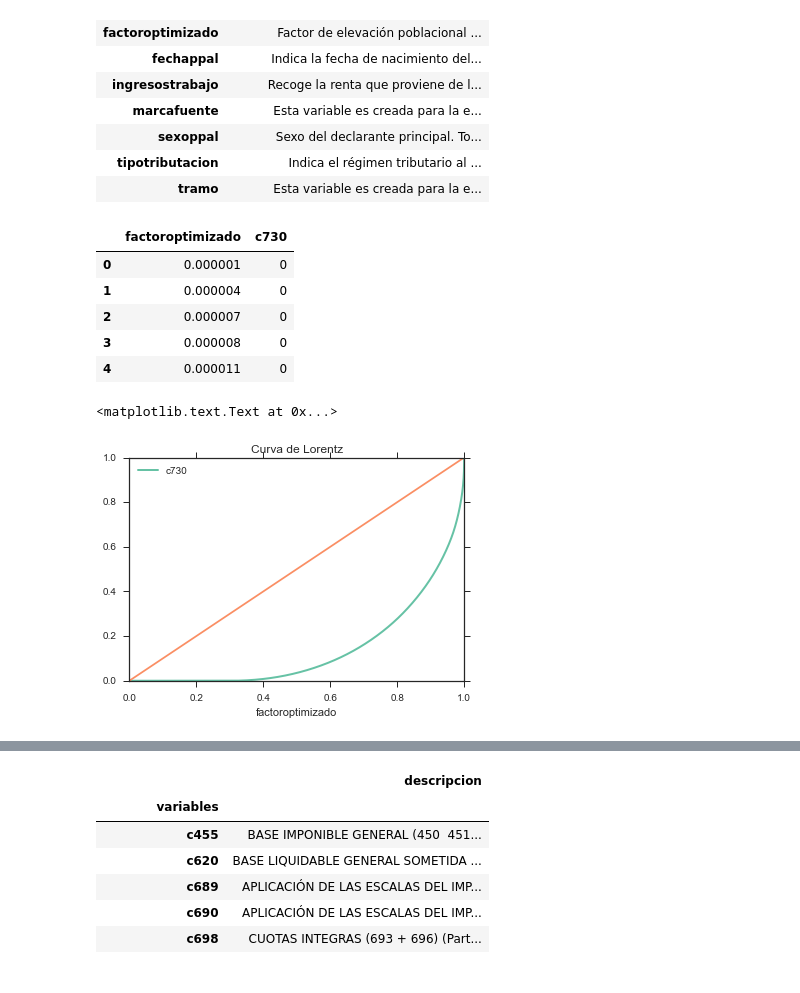
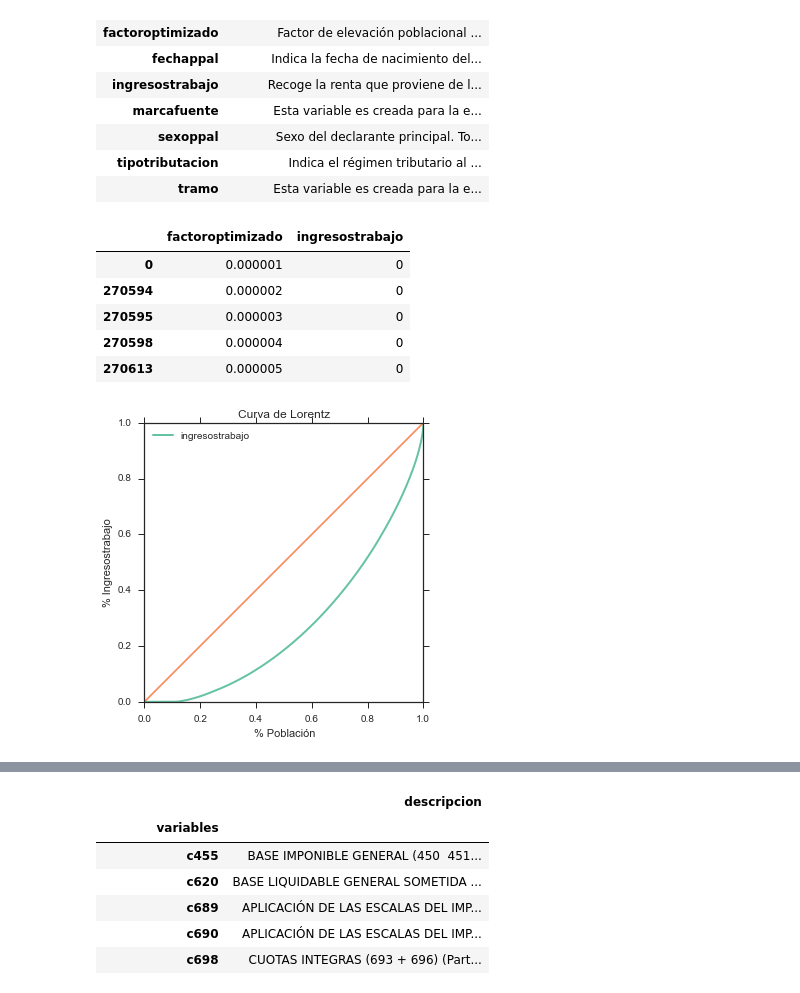
Before and after one commit to mmngreco/Fiscal, a Jupyter notebook: IRPF2011.ipynb, the cells around one changed output, grey strips where cells are left out. Cells and saved outputs as stored; diff of their text form; code cells hidden in the pictures.

Commit message:
index gini updated

```diff
--- a/IRPF2011.ipynb
+++ b/IRPF2011.ipynb
@@ -172,30 +177,45 @@ INFO
 | sexoppal | Sexo del declarante principal. To... |
 | tipotributacion | Indica el régimen tributario al ... |
 | tramo | Esta variable es creada para la e... |
+# %%
+c = 0
+lc = {}
 # %%
 # PERCENTIL 10%
 # TODO: DATOS POBLACIONALES
 
-variables = ['factoroptimizado', 'c730']
-percentil_10 = data[variables].copy()
+#c += 1
+#variables = ['factoroptimizado', data.columns[c]]
+variables = ['factoroptimizado', 'ingresostrabajo']
+cdf = data[variables].copy()
 
-percentil_10 = percentil_10.sort_values(by=variables[1], ascending=True)
-percentil_10 = percentil_10.reset_index(drop=True)
-percentil_10[variables[1]] = percentil_10.product(axis=1)
-percentil_10[variables] = percentil_10[variables].cumsum(axis=0) / percentil_10.sum()
+cdf = cdf.sort_values(by=variables[1], ascending=True)
+#cdf = cdf.reset_index(drop=True)
+cdf[variables[1]] = cdf.product(axis=1)
+cdf[variables] = cdf[variables].cumsum(axis=0) / cdf.sum()
 
-percentil_10.head()
+cdf.head()
 # %% [output]
-|  | factoroptimizado | c730 |
+|  | factoroptimizado | ingresostrabajo |
 | 0 | 0.000001 | 0 |
-| 1 | 0.000004 | 0 |
-| 2 | 0.000007 | 0 |
-| 3 | 0.000008 | 0 |
-| 4 | 0.000011 | 0 |
+| 270594 | 0.000002 | 0 |
+| 270595 | 0.000003 | 0 |
+| 270598 | 0.000004 | 0 |
+| 270613 | 0.000005 | 0 |
 # %%
-percentil_10.plot(kind='line', x=variables[0], y=variables[1], linewidth=2)
+cdf.plot(kind='line', x=variables[0], y=variables[1], linewidth=2, figsize=(5,5))
+
 plt.plot([0,1])
 plt.title('Curva de Lorentz')
+plt.xlabel('% Población')
+plt.ylabel('% {}'.format(variables[1].title()))
+plt.xlim(0,1)
+plt.ylim(0,1)
+plt.savefig('imgs/lorentz_%s_%s.png' % (variables[1], date), bbox_iches='tight')
+
+# Guardar la distribución.
+
+lc[variables[1]] =  [cdf[variables[0]], cdf[variables[1]]]
+lc.keys()
 # %% [output]
-<matplotlib.text.Text at 0x...>
-[figure, old version]
+[figure, new version]
```
Also changed, not shown: parts of 13 cells of this notebook, 11 other files.
